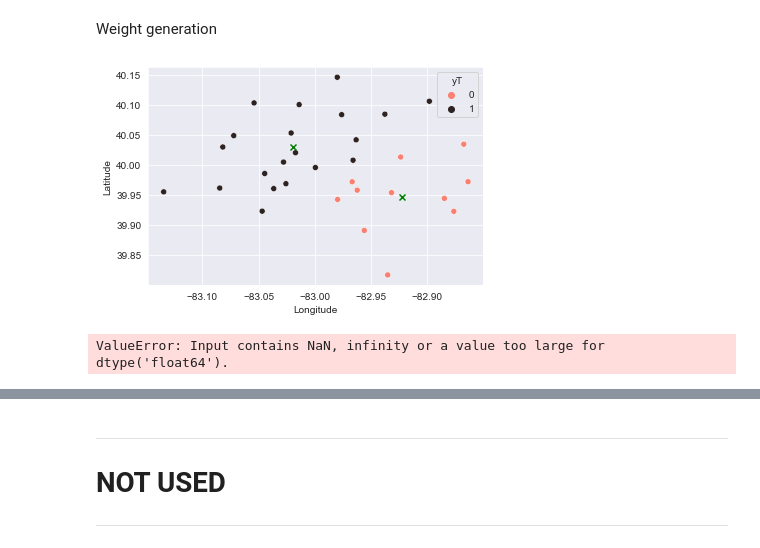
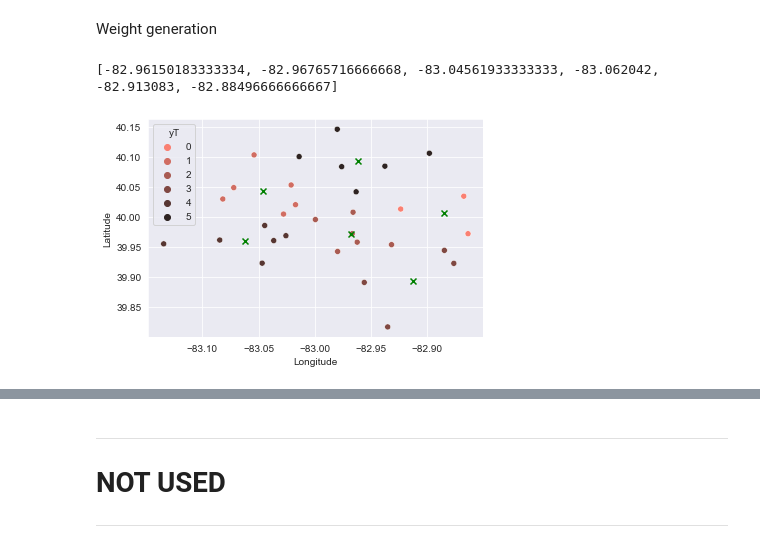
Before and after one commit to stein463/AppliedDataScienceCapstoneIBM, a Jupyter notebook: FinalProjectForIBMDataScienceCertification.ipynb, the cells around one changed output, grey strips where cells are left out. Cells and saved outputs as stored; diff of their text form; code cells hidden in the pictures.

```diff
--- a/FinalProjectForIBMDataScienceCertification.ipynb
+++ b/FinalProjectForIBMDataScienceCertification.ipynb
@@ -962,18 +967,13 @@ def kmeansweighting(vect):
 # %%
 kmeanswts = grand_zip_df.apply(lambda x: kmeansweighting(x),axis=1)
 # %%
-kmeans = KMeans(n_clusters=2)
+kmeans = KMeans(n_clusters=6)
 kmeansfit = kmeans.fit(lat_long_df,kmeanswts)
 y_kmeans = kmeans.predict(lat_long_df)
 lat_long_dfktemp = lat_long_df.copy()
 lat_long_dfktemp['yT'] = kmeansfit.labels_
 tPlot(lat_long_dfktemp)
+print([lat_long_dfktemp[lat_long_dfktemp.yT == i].Longitude.mean() for i in lat_long_dfktemp.yT.unique()])
 # %% [output]
+[-82.96150183333334, -82.96765716666668, -83.04561933333333, -83.062042, -82.913083, -82.88496666666667]
-[figure, old version]
+[figure, new version]
-# %%
-k = 2
-
-Hclustering =AgglomerativeClustering(n_clusters = k, affinity = custom_metric0,linkage="average")
-Hclustering.fit(grand_zip_df)
-# %% [output]
-ValueError: Input contains NaN, infinity or a value too large for dtype('float64').
```
Also changed, not shown: parts of 21 cells of this notebook, 1 other file.
